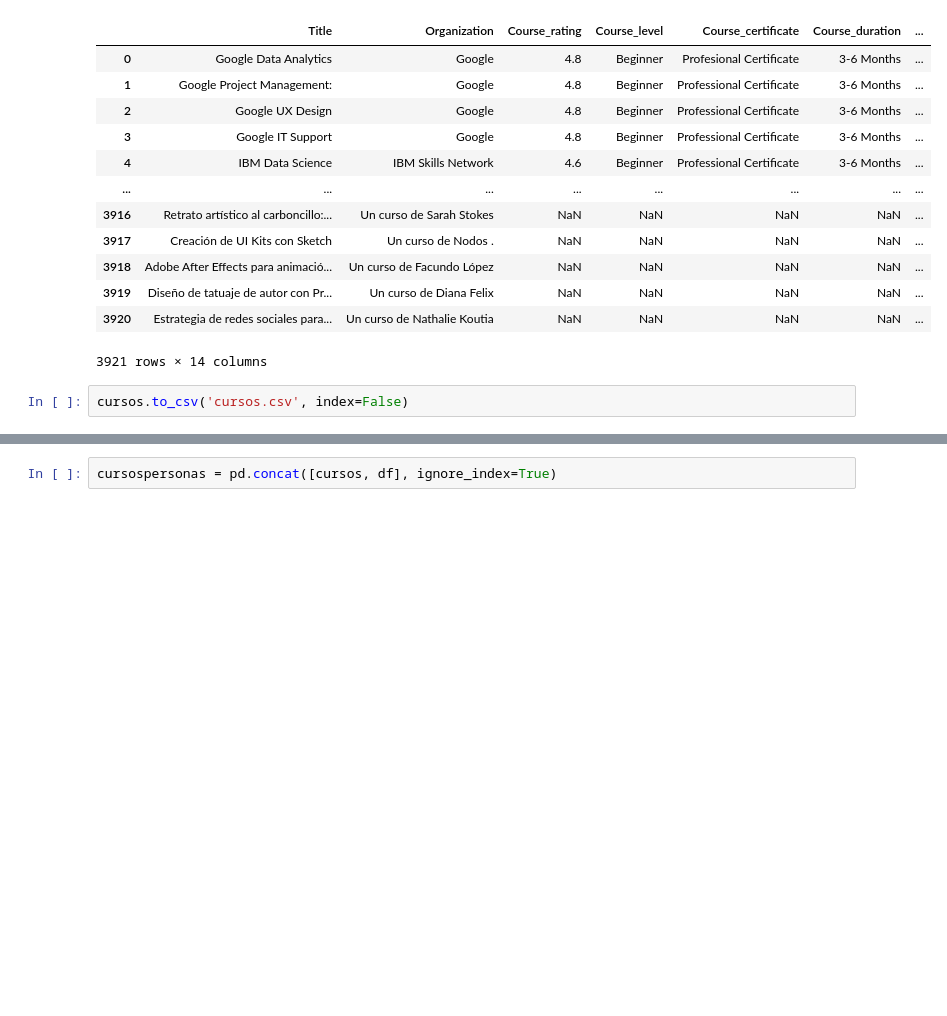
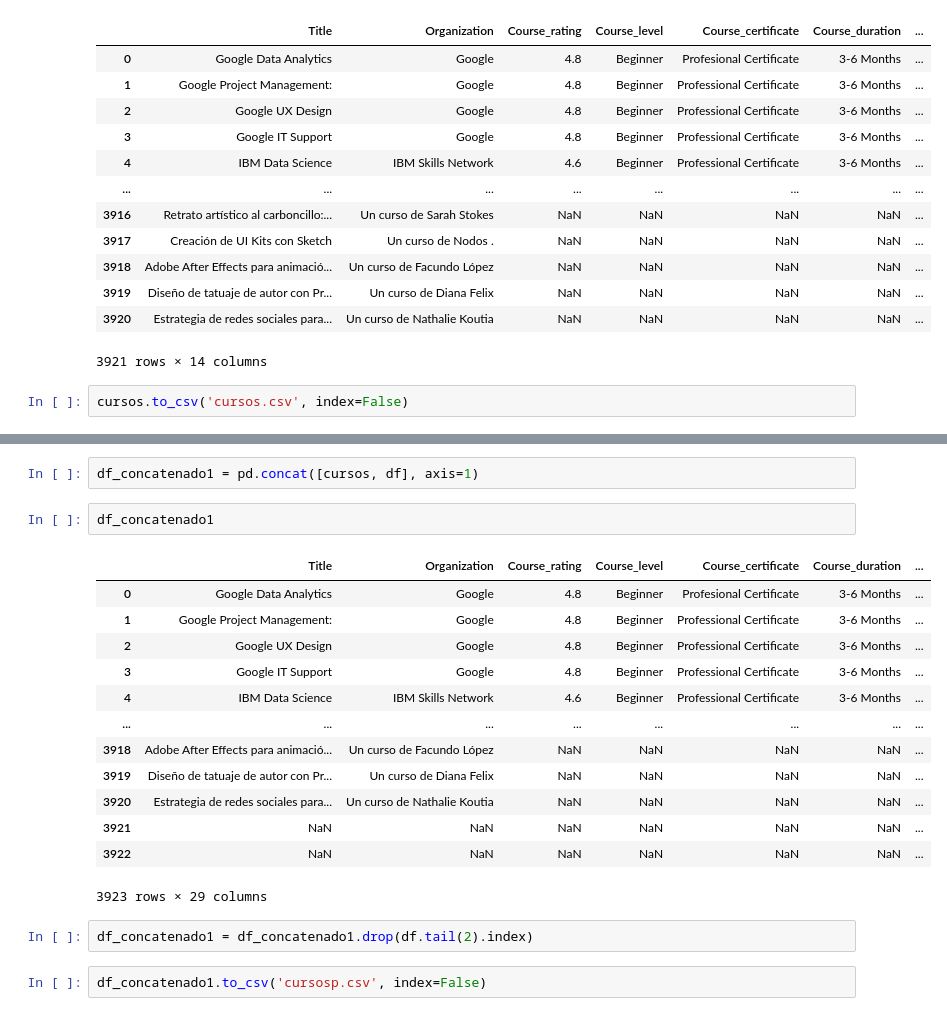
Before and after one commit to Patacabra/Final-Project, a Jupyter notebook: Proyecto Final/Data/CleanData/Untitled-1.ipynb, the cells around one changed output, grey strips where cells are left out. Cells and saved outputs as stored; diff of their text form; blank space fills up the shorter version.

```diff
--- a/Proyecto Final/Data/CleanData/Untitled-1.ipynb
+++ b/Proyecto Final/Data/CleanData/Untitled-1.ipynb
@@ -154,2 +168,22 @@ Index: []
 # %%
-cursospersonas = pd.concat([cursos, df], ignore_index=True)
+df_concatenado1 = pd.concat([cursos, df], axis=1)
+# %%
+df_concatenado1
+# %% [output]
+|  | Title | Organization | Course_rating | Course_level | Course_certificate | Course_duration | ... |
+| 0 | Google Data Analytics | Google | 4.8 | Beginner | Profesional Certificate | 3-6 Months | ... |
+| 1 | Google Project Management: | Google | 4.8 | Beginner | Professional Certificate | 3-6 Months | ... |
+| 2 | Google UX Design | Google | 4.8 | Beginner | Professional Certificate | 3-6 Months | ... |
+| 3 | Google IT Support | Google | 4.8 | Beginner | Professional Certificate | 3-6 Months | ... |
+| 4 | IBM Data Science | IBM Skills Network | 4.6 | Beginner | Professional Certificate | 3-6 Months | ... |
+| ... | ... | ... | ... | ... | ... | ... | ... |
+| 3918 | Adobe After Effects para animació... | Un curso de Facundo López | NaN | NaN | NaN | NaN | ... |
+| 3919 | Diseño de tatuaje de autor con Pr... | Un curso de Diana Felix | NaN | NaN | NaN | NaN | ... |
+| 3920 | Estrategia de redes sociales para... | Un curso de Nathalie Koutia | NaN | NaN | NaN | NaN | ... |
+| 3921 | NaN | NaN | NaN | NaN | NaN | NaN | ... |
+| 3922 | NaN | NaN | NaN | NaN | NaN | NaN | ... |
+3923 rows × 29 columns
+# %%
+df_concatenado1 = df_concatenado1.drop(df.tail(2).index)
+# %%
+df_concatenado1.to_csv('cursosp.csv', index=False)
```
Also changed, not shown: parts of 5 cells of this notebook, 1 other file.
